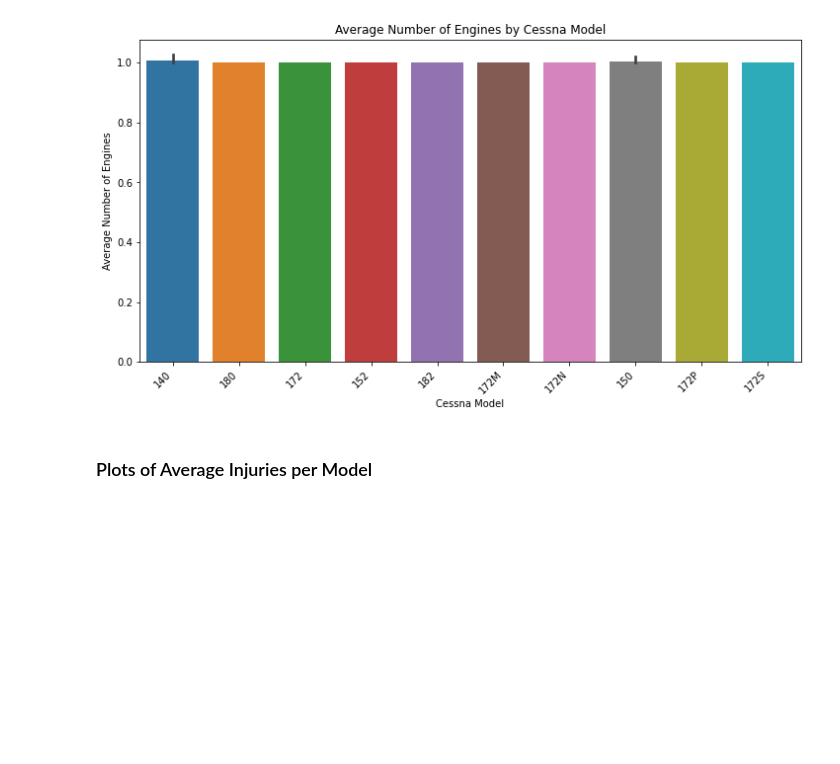
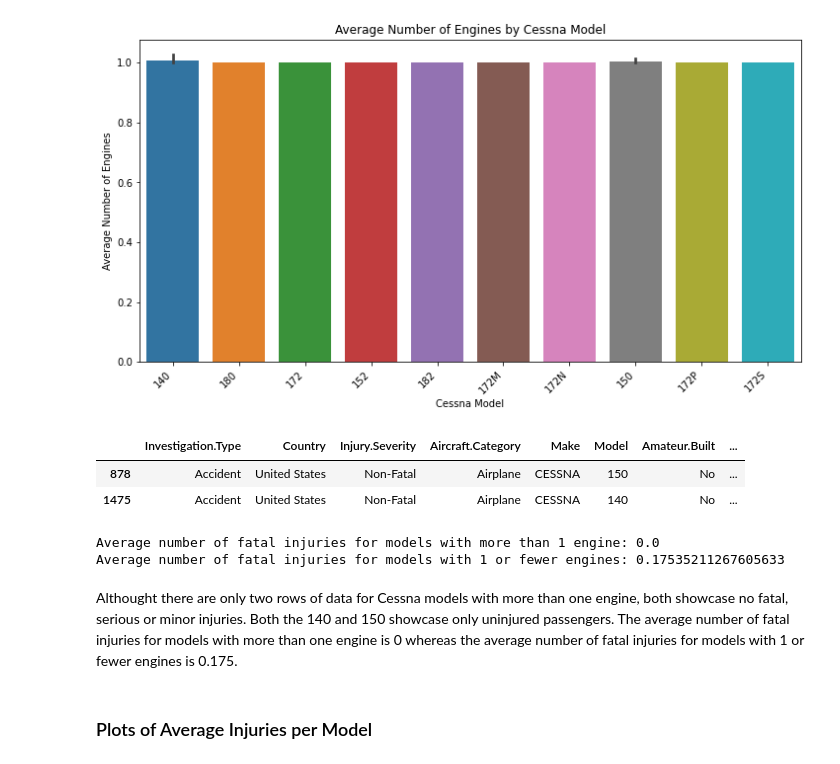
Before and after one commit to justinnllee/Aircraft_Safety_Analysis, a Jupyter notebook: notebook.ipynb, the cells around one changed output. Cells and saved outputs as stored; diff of their text form; code cells hidden in the pictures; blank space fills up the shorter version.

```diff
--- a/notebook.ipynb
+++ b/notebook.ipynb
@@ -367,6 +366,29 @@ plt.xticks(rotation=45, ha='right')
 plt.show()
 # %% [output]
 [figure]
+# %%
+filtered_df = df_cessna[df_cessna['Number.of.Engines'] > 1.0]
+
+# Display the head of the filtered DataFrame
+filtered_df.head()
+# %% [output]
+|  | Investigation.Type | Country | Injury.Severity | Aircraft.Category | Make | Model | Amateur.Built | ... |
+| 878 | Accident | United States | Non-Fatal | Airplane | CESSNA | 150 | No | ... |
+| 1475 | Accident | United States | Non-Fatal | Airplane | CESSNA | 140 | No | ... |
+# %%
+# Calculate the average number of fatal injuries for models with more than 1 engine
+average_fatal_injuries_above_1_engine = df_cessna[df_cessna['Number.of.Engines'] > 1]['Total.Fatal.Injuries'].mean()
+
+# Calculate the average number of fatal injuries for models with 1 or fewer engines
+average_fatal_injuries_below_or_equal_1_engine = df_cessna[df_cessna['Number.of.Engines'] <= 1]['Total.Fatal.Injuries'].mean()
+
+print("Average number of fatal injuries for models with more than 1 engine:", average_fatal_injuries_above_1_engine)
+print("Average number of fatal injuries for models with 1 or fewer engines:", average_fatal_injuries_below_or_equal_1_engine)
+# %% [output]
+Average number of fatal injuries for models with more than 1 engine: 0.0
+Average number of fatal injuries for models with 1 or fewer engines: 0.17535211267605633
+# %% [markdown]
+Althought there are only two rows of data for Cessna models with more than one engine, both showcase no fatal, serious or minor injuries. Both the 140 and 150 showcase only uninjured passengers. The average number of fatal injuries for models with more than one engine is 0 whereas the average number of fatal injuries for models with 1 or fewer engines is 0.175.
 # %% [markdown]
 ### Plots of Average Injuries per Model
 # %% [markdown]
```
Also changed, not shown: parts of 15 cells of this notebook.
